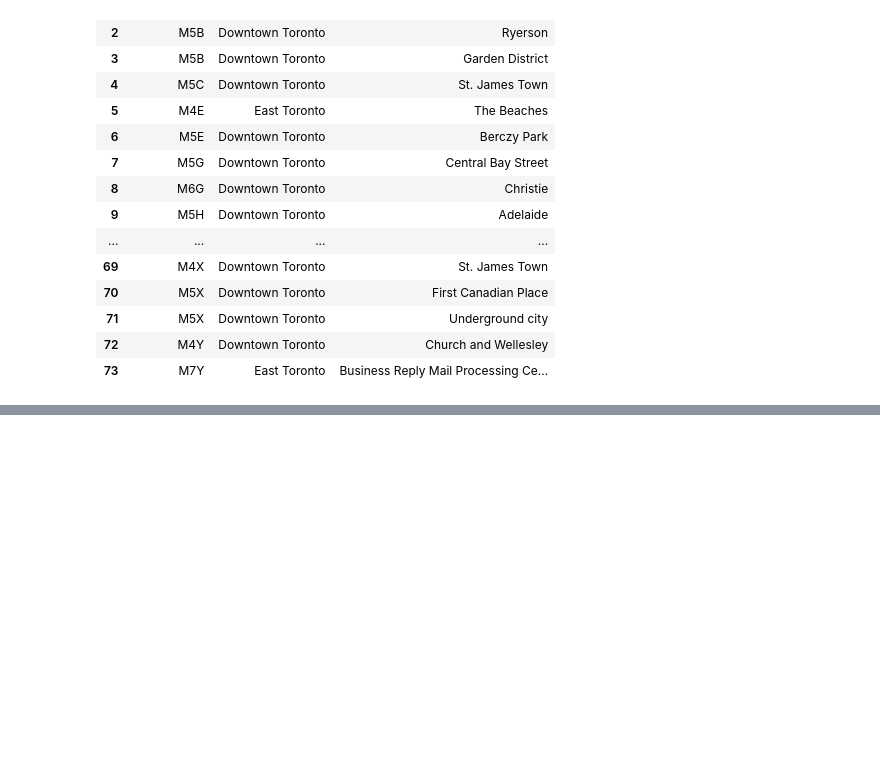
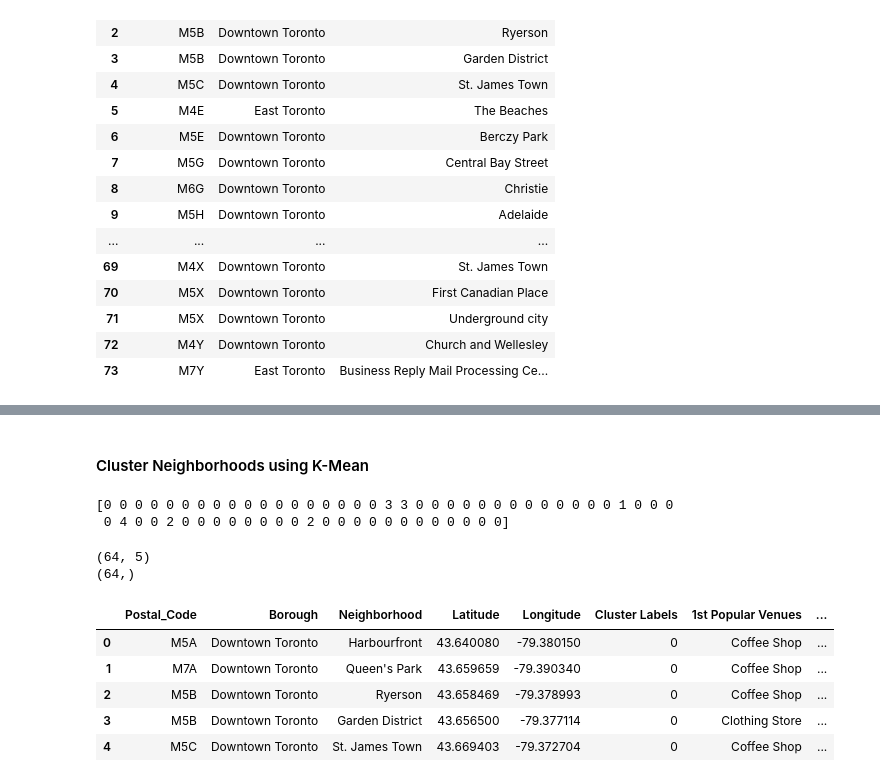
Before and after one commit to vasanth610/Coursera_Capstone, a Jupyter notebook: the_battle_of_neighborhoods/The Battle of Neighborhoods - Week 2.ipynb, the cells around one changed output, grey strips where cells are left out. Cells and saved outputs as stored; diff of their text form; code cells hidden in the pictures; blank space fills up the shorter version.

```diff
--- a/the_battle_of_neighborhoods/The Battle of Neighborhoods - Week 2.ipynb
+++ b/the_battle_of_neighborhoods/The Battle of Neighborhoods - Week 2.ipynb
@@ -211,0 +407,35 @@ toronto_nebr_df_ungrp.head()
+# %% [markdown]
+#### Cluster Neighborhoods using K-Mean
+# %%
+kClusters = 5
+toronto_grpd_clustered_df = toronto_grpd_df.drop('Neighborhood',1)
+
+kmeans = KMeans(init = "k-means++", n_clusters=kClusters, random_state=0).fit(toronto_grpd_clustered_df)
+
+# check cluster labels generated for each row in the dataframe
+labels = kmeans.labels_[0:63]
+print(labels)
+# %% [output]
+[0 0 0 0 0 0 0 0 0 0 0 0 0 0 0 0 0 0 3 3 0 0 0 0 0 0 0 0 0 0 0 0 0 1 0 0 0
+ 0 4 0 0 2 0 0 0 0 0 0 0 0 2 0 0 0 0 0 0 0 0 0 0 0 0]
+# %%
+toronto_merged = toronto_nebr_df_ungrp
+print(toronto_merged.shape)
+labels = np.append(labels,labels[0])
+print(labels.shape)
+# add clustering labels
+toronto_merged['Cluster Labels'] = labels.tolist()
+
+# merge toronto_grouped with toronto_data to add latitude/longitude for each neighborhood
+toronto_merged = toronto_merged.join(neighborhoods_venues_sorted.set_index('Neighborhood'), on='Neighborhood')
+
+toronto_merged.head() # check the last columns!
+# %% [output]
+(64, 5)
+(64,)
+|  | Postal_Code | Borough | Neighborhood | Latitude | Longitude | Cluster Labels | 1st Popular Venues | ... |
+| 0 | M5A | Downtown Toronto | Harbourfront | 43.640080 | -79.380150 | 0 | Coffee Shop | ... |
+| 1 | M7A | Downtown Toronto | Queen's Park | 43.659659 | -79.390340 | 0 | Coffee Shop | ... |
+| 2 | M5B | Downtown Toronto | Ryerson | 43.658469 | -79.378993 | 0 | Coffee Shop | ... |
+| 3 | M5B | Downtown Toronto | Garden District | 43.656500 | -79.377114 | 0 | Clothing Store | ... |
+| 4 | M5C | Downtown Toronto | St. James Town | 43.669403 | -79.372704 | 0 | Coffee Shop | ... |
```
Also changed, not shown: parts of 20 cells of this notebook.
